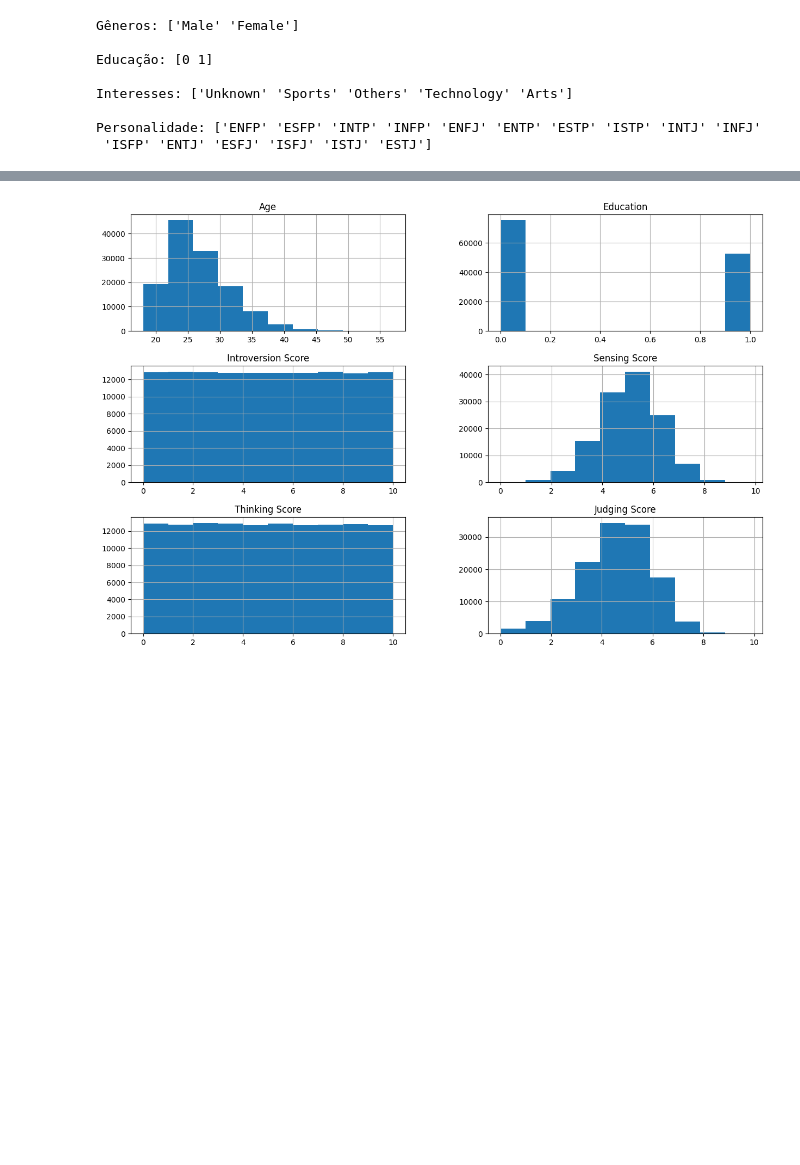
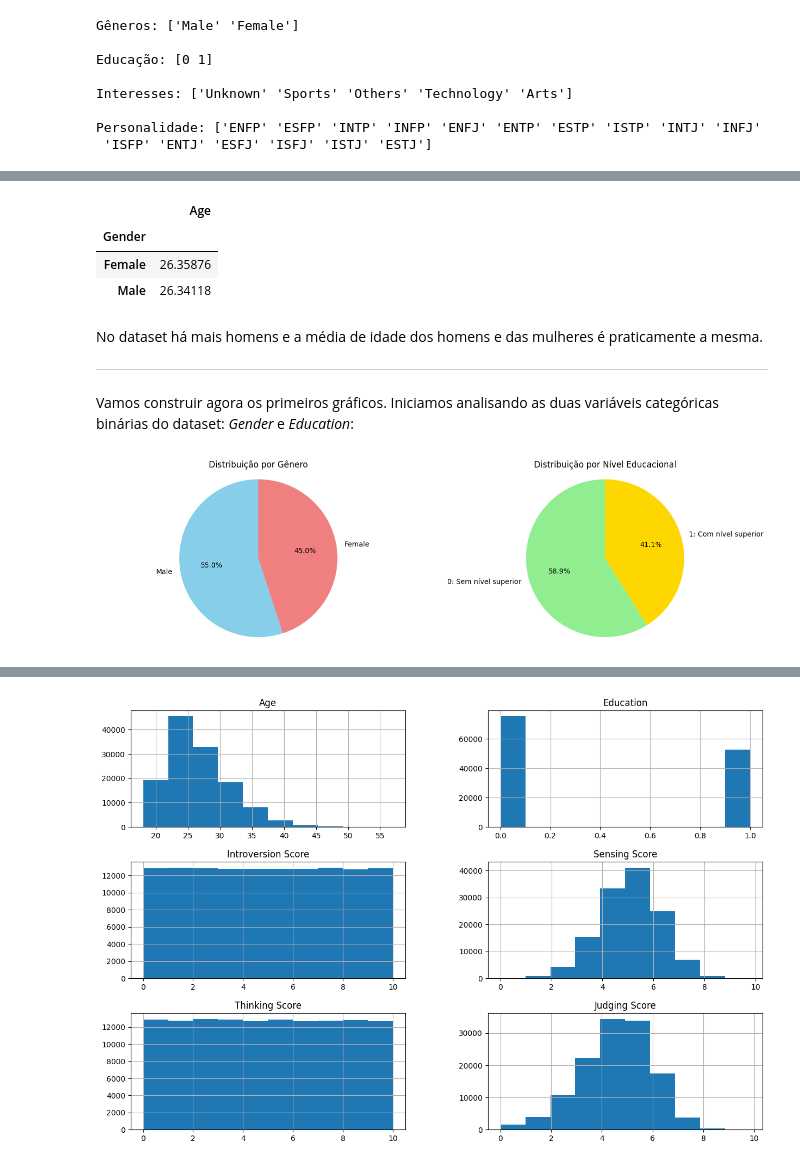
Before and after one commit to cristianofanchin/puc-rio, a Jupyter notebook: MVP_Sprint_ADBP.ipynb, the cells around one changed output, grey strips where cells are left out. Saved outputs shown, nothing was run; the diff lists cells and outputs as text; code cells hidden in the pictures; blank space fills up the shorter version.

```diff
--- a/MVP_Sprint_ADBP.ipynb
+++ b/MVP_Sprint_ADBP.ipynb
@@ -251,0 +243,52 @@ Percebemosque as variáveis categóricas também possuem dados dentro do domíni
+# %%
+# média de idades, agrupado por gênero
+df.loc[:,['Age','Gender']].groupby('Gender').mean()
+# %% [output]
+|  | Age |
+| Gender |  |
+| Female | 26.35876 |
+| Male | 26.34118 |
+# %% [markdown]
+No dataset há mais homens e a média de idade dos homens e das mulheres é praticamente a mesma.
+
+
+---
+# %% [markdown]
+Vamos construir agora os primeiros gráficos. Iniciamos analisando as duas variáveis categóricas binárias do dataset: *Gender* e *Education*:
+# %%
+# Contar a frequência de cada categoria para "Gender" e "Education"
+gender_counts = df['Gender'].value_counts()
+education_counts = df['Education'].value_counts()
+
+# Criar uma figura com dois subplots (1 linha, 2 colunas)
+fig, (ax1, ax2) = plt.subplots(1, 2, figsize=(14, 4))
+
+# Gerar os gráficos de pizza com percentuais
+gender_counts.plot(kind='pie',
+                   autopct='%1.1f%%',   # Exibir percentuais com 1 casa decimal
+                   startangle=90,       # Começar o gráfico no ângulo de 90 graus
+                   colors=['skyblue', 'lightcoral'],  # Cores para as fatias
+                   ax=ax1,              # Usar o primeiro subplot
+                   ylabel='',           # Remover o rótulo automático do eixo y
+                   title='Distribuição por Gênero')
+
+education_counts.plot(kind='pie',
+                      autopct='%1.1f%%',   # Exibir percentuais com 1 casa decimal
+                      startangle=90,       # Começar o gráfico no ângulo de 90 graus
+                      colors=['lightgreen', 'gold'],  # Cores para as fatias
+                      ax=ax2,              # Usar o segundo subplot
+                      ylabel='',           # Remover o rótulo automático do eixo y
+                      labels=['0: Sem nível superior','1: Com nível superior'],
+                      title='Distribuição por Nível Educacional')
+
+# Garantir que os gráficos de pizza sejam círculos
+ax1.axis('equal')
+ax2.axis('equal')
+
+# Ajustar o layout para evitar sobreposição
+plt.tight_layout()
+
+# Exibir o gráfico
+plt.show()
+# %% [output]
+[figure, added]
```
Also changed, not shown: parts of 59 cells of this notebook.
